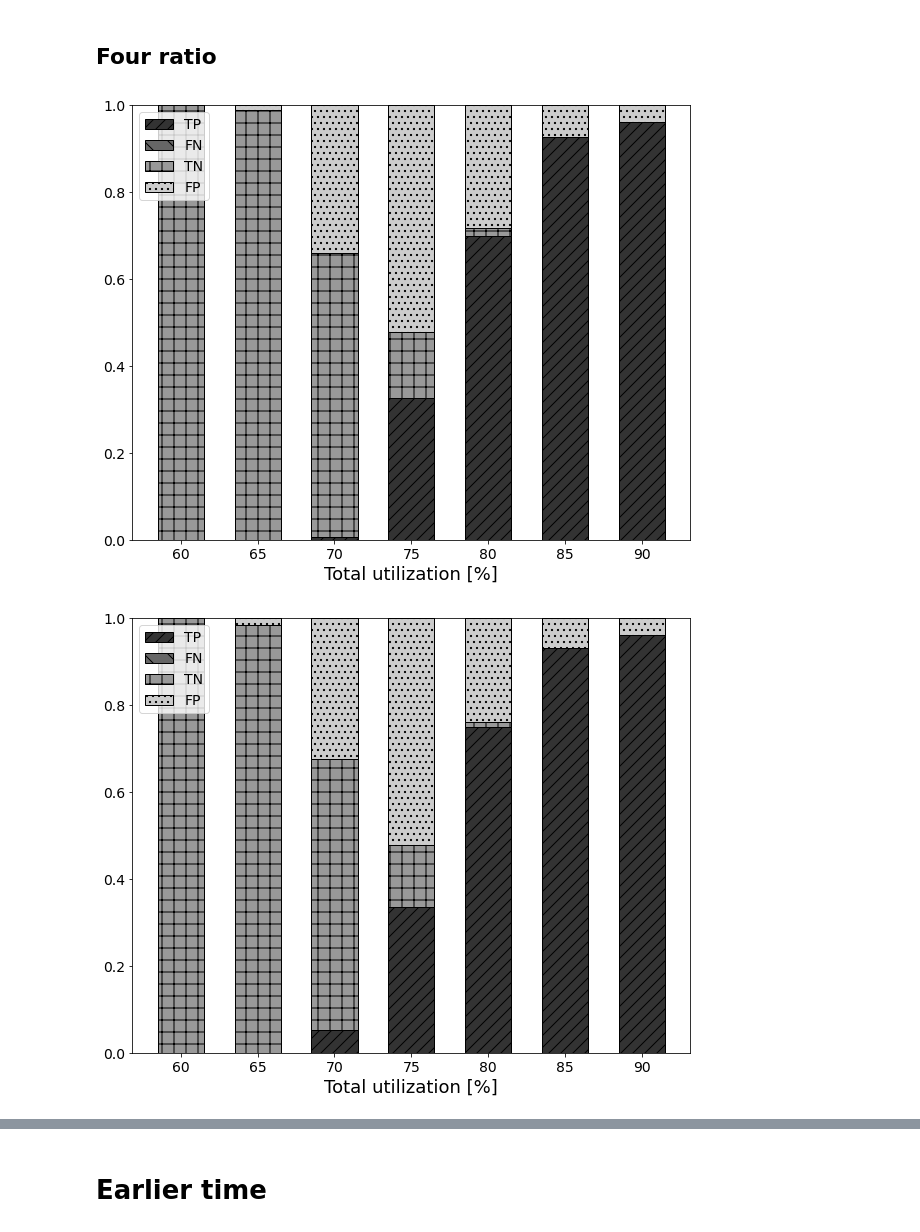
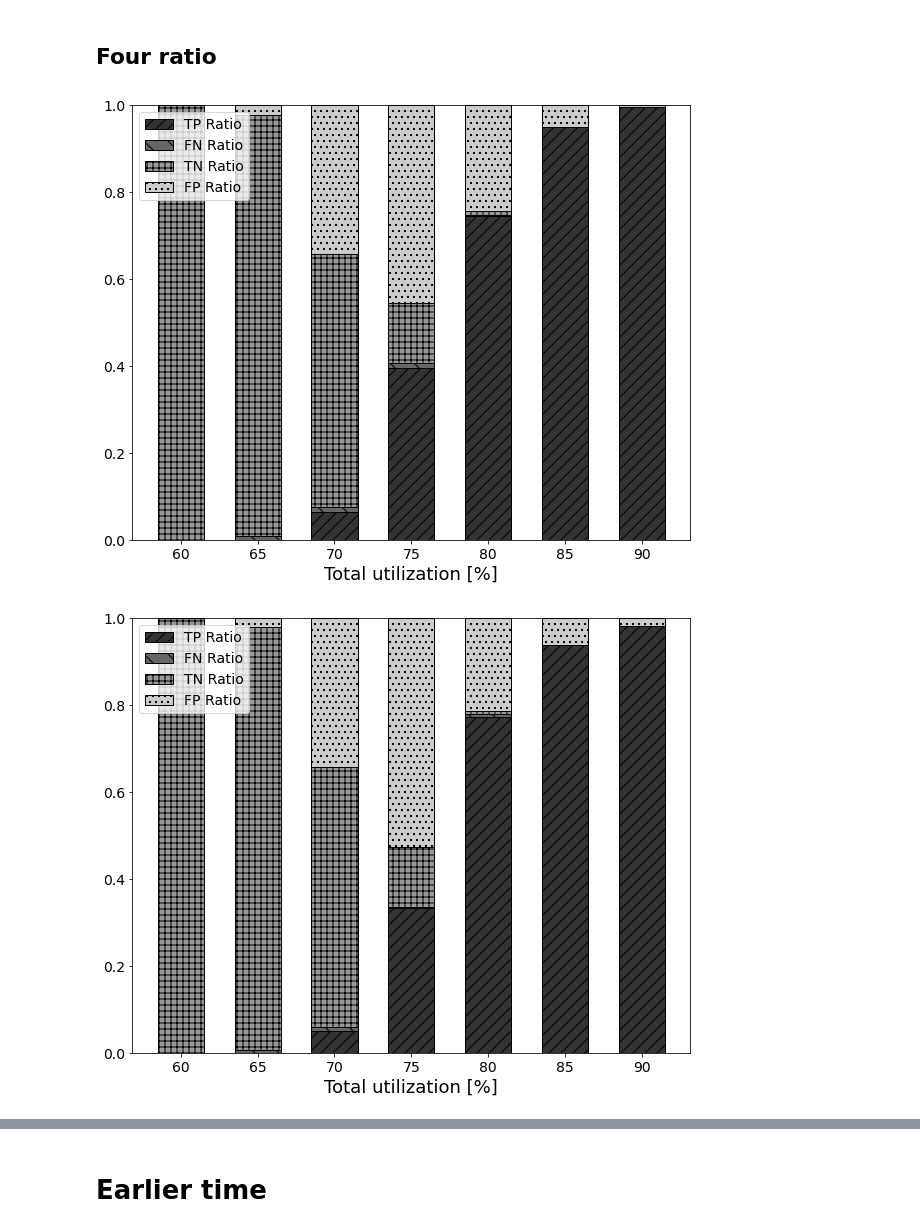
Before and after one commit to atsushi421/DED_simulator, a Jupyter notebook: analyze_results.ipynb, the cells around one changed output, grey strips where cells are left out. Cells and saved outputs as stored; diff of their text form; code cells hidden in the pictures.

```diff
--- a/analyze_results.ipynb
+++ b/analyze_results.ipynb
@@ -35,7 +35,7 @@ import pandas as pd
 import numpy as np
 
 def color_pattern_gen(df: pd.DataFrame) -> Generator:
-    patterns = [ "//" , "\\" , "+" , "..", "o", "x", "|" , "-", "O", "*" ]
+    patterns = ["//" , "\\" , "++" , "..", "o", "x", "|" , "-", "O", "*" ]
     colors = [str(round(c, 1)) for c in np.arange(0.2, 1.0, 0.8/len(df))]
 
     for i in range(len(df)):
@@ -108,7 +117,11 @@ def get_utilization(log_path: str) -> float:
     utilization_str = file_name.split('_')[-1]
     utilization = float(utilization_str.split('=')[1])
 
-    if 0.60 <= utilization < 0.65:
+    if 0.50 <= utilization < 0.55:
+        utilization = 50
+    elif 0.55 <= utilization < 0.60:
+        utilization = 55
+    elif 0.60 <= utilization < 0.65:
         utilization = 60
     elif 0.65 <= utilization < 0.7:
         utilization = 65
@@ -208,12 +243,12 @@ line_plot(accuracy_df, 'Total Utilization [%]', 'Accuracy', 'line_plot_accuracy.
 for method in METHOD_NAMES:
     utilization_df_dict[method] = \
         utilization_df_dict[method].div(utilization_df_dict[method].sum(axis=0), axis=1)
-    utilization_df_dict[method].rename(index={'TP': 'TP Ratio', 'FN': 'FN Ratio', 'TN': 'TN Ratio', 'FP': 'FP Ratio'})
+    utilization_df_dict[method].rename(index={'TP': 'TP Ratio', 'FN': 'FN Ratio', 'TN': 'TN Ratio', 'FP': 'FP Ratio'}, inplace=True)
 # %%
 for method in METHOD_NAMES:
     stack_bar_plot(utilization_df_dict[method],
                    xlabel='Total utilization [%]',
-                   save_name=f'stack_bar_four_ratio_{method}.pdf')
+                   save_name=f'stack_bar_four_ratio_{method}.png')
 # %% [output]
-[figure, old version]
+[figure, new version]
-[figure, old version]
+[figure, new version]
```
Also changed, not shown: parts of 24 cells of this notebook, 14 other files.
